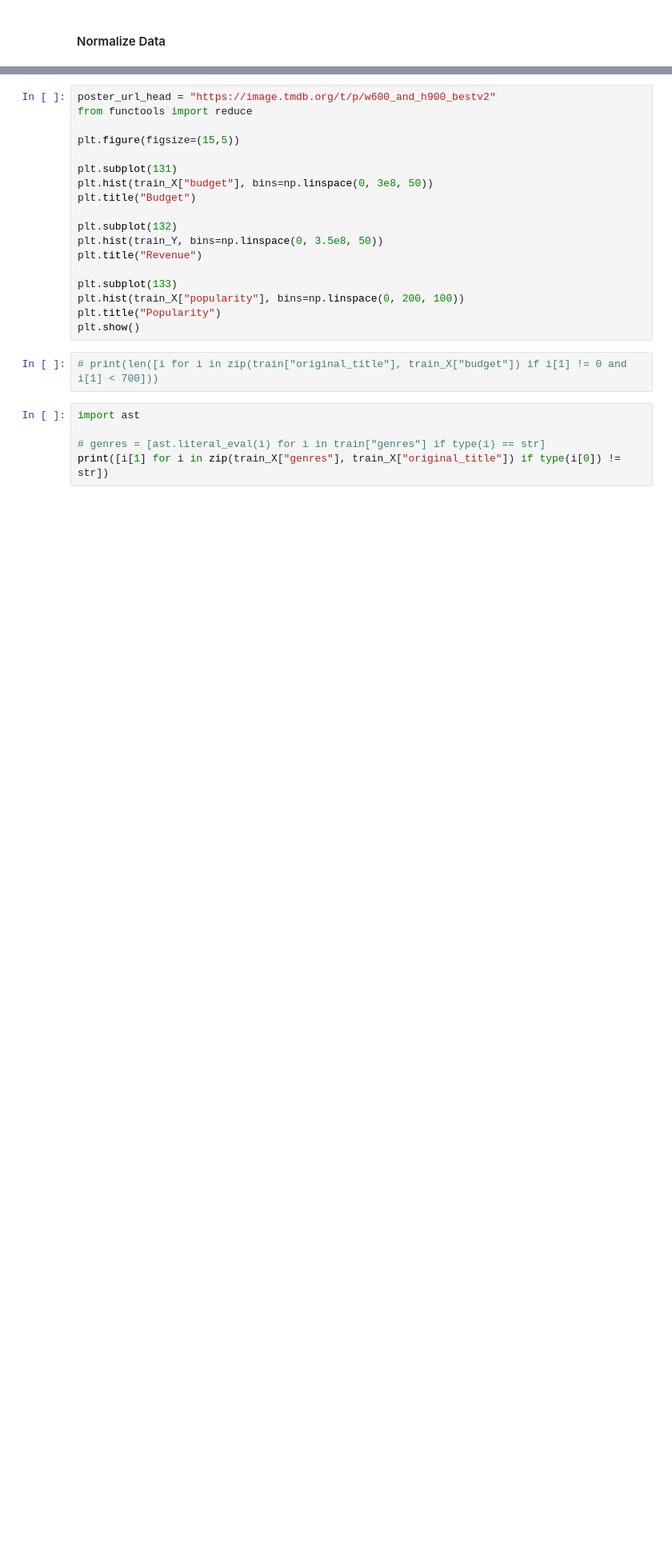
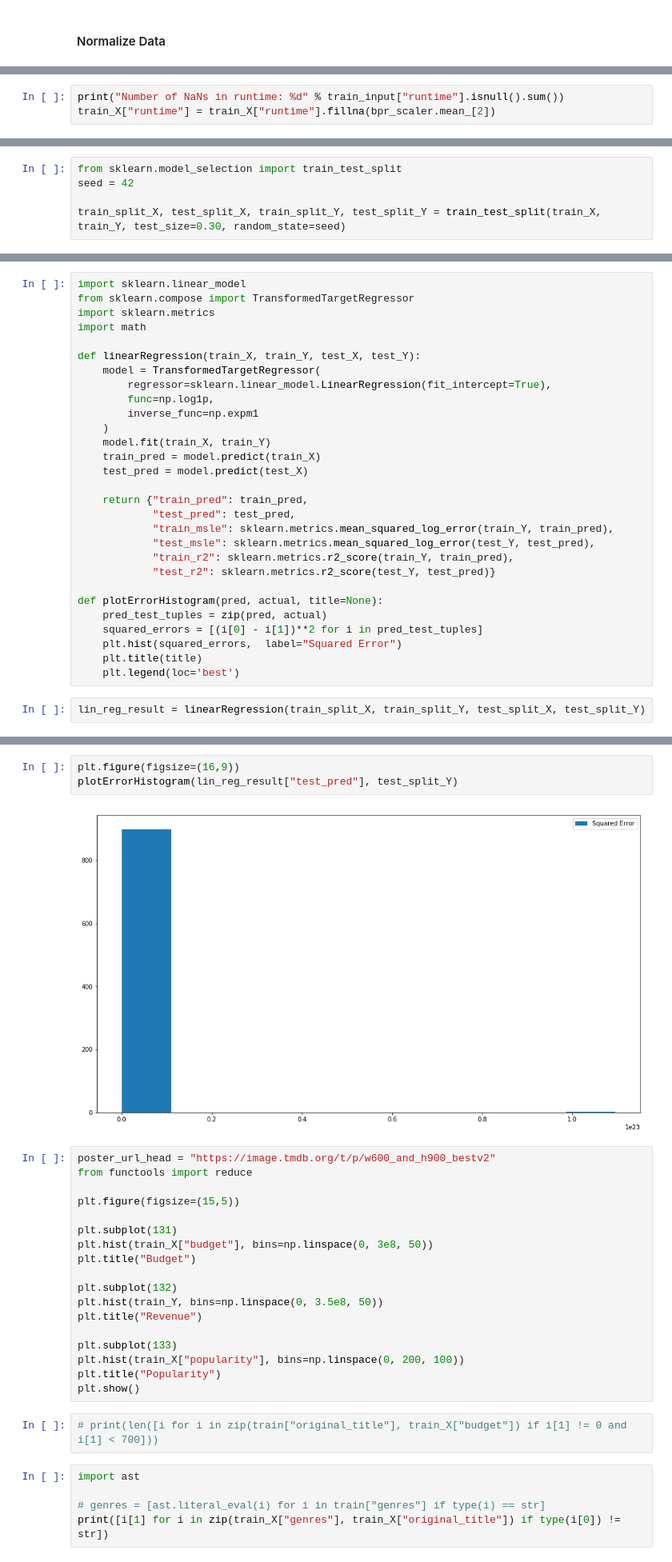
Before and after one commit to delf1/comp4211-project, a Jupyter notebook: code/COMP4211 Project.ipynb, the cells around one changed output, grey strips where cells are left out. Shown at 80% size. Drawn from its saved outputs; the diff is of its cells as text; blank space fills up the shorter version.

Commit message:
added linear reg code

```diff
--- a/code/COMP4211 Project.ipynb
+++ b/code/COMP4211 Project.ipynb
@@ -437,0 +462,3 @@ from sklearn import preprocessing
+# %%
+print("Number of NaNs in runtime: %d" % train_input["runtime"].isnull().sum())
+train_X["runtime"] = train_X["runtime"].fillna(bpr_scaler.mean_[2])
@@ -437,0 +469,5 @@ from sklearn import preprocessing
+# %%
+from sklearn.model_selection import train_test_split
+seed = 42
+
+train_split_X, test_split_X, train_split_Y, test_split_Y = train_test_split(train_X, train_Y, test_size=0.30, random_state=seed)
@@ -437,0 +476,31 @@ from sklearn import preprocessing
+# %%
+import sklearn.linear_model
+from sklearn.compose import TransformedTargetRegressor
+import sklearn.metrics
+import math
+
+def linearRegression(train_X, train_Y, test_X, test_Y):
+    model = TransformedTargetRegressor(
+        regressor=sklearn.linear_model.LinearRegression(fit_intercept=True),
+        func=np.log1p,
+        inverse_func=np.expm1
+    )
+    model.fit(train_X, train_Y)
+    train_pred = model.predict(train_X)
+    test_pred = model.predict(test_X)
+
+    return {"train_pred": train_pred,
+            "test_pred": test_pred,
+            "train_msle": sklearn.metrics.mean_squared_log_error(train_Y, train_pred),
+            "test_msle": sklearn.metrics.mean_squared_log_error(test_Y, test_pred),
+            "train_r2": sklearn.metrics.r2_score(train_Y, train_pred),
+            "test_r2": sklearn.metrics.r2_score(test_Y, test_pred)}
+
+def plotErrorHistogram(pred, actual, title=None):
+    pred_test_tuples = zip(pred, actual)
+    squared_errors = [(i[0] - i[1])**2 for i in pred_test_tuples]
+    plt.hist(squared_errors,  label="Squared Error")
+    plt.title(title)
+    plt.legend(loc='best')
+# %%
+lin_reg_result = linearRegression(train_split_X, train_split_Y, test_split_X, test_split_Y)
@@ -438,3 +512,8 @@ from sklearn import preprocessing
+# %%
+plt.figure(figsize=(16,9))
+plotErrorHistogram(lin_reg_result["test_pred"], test_split_Y)
+# %% [output]
+[figure, added]
 # %%
 poster_url_head = "https://image.tmdb.org/t/p/w600_and_h900_bestv2"
 from functools import reduce
```
Also changed, not shown: parts of 16 cells of this notebook.
